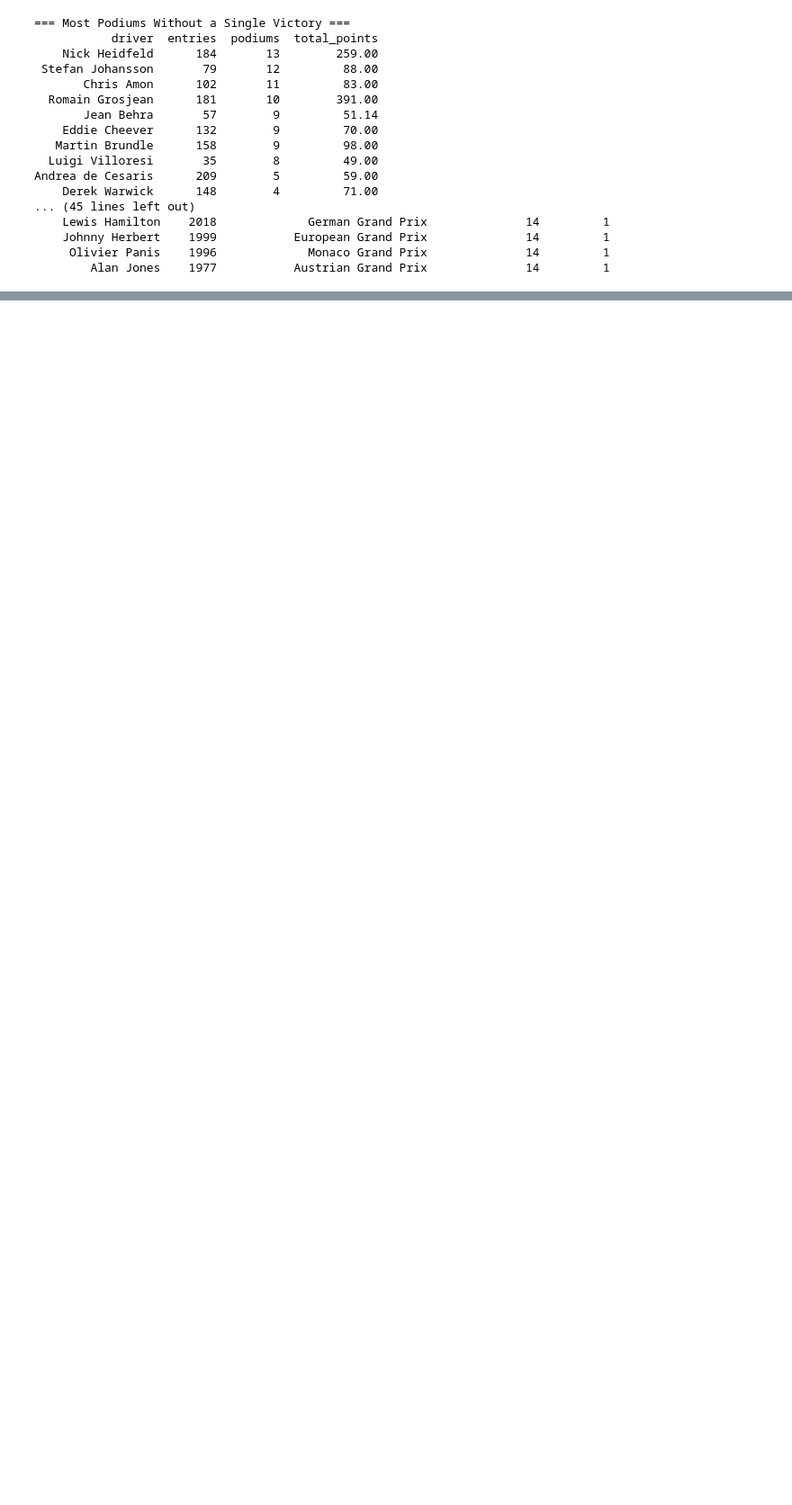
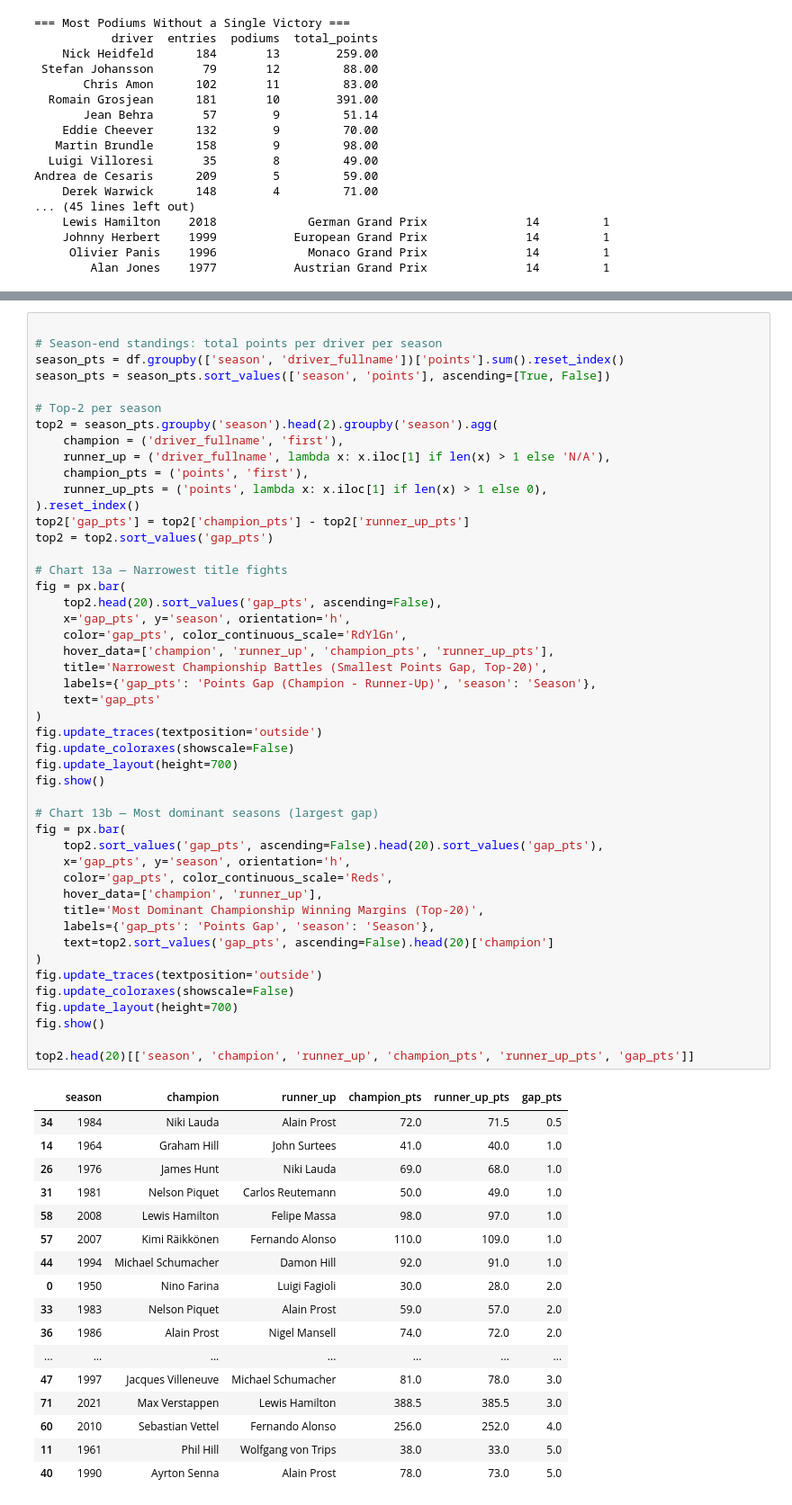
Before and after one commit to MamadouLamineDiamban/f1_data_engine, a Jupyter notebook: notebooks/f1_statistical_analysis.ipynb, the cells around one changed output, grey strips where cells are left out. Shown at 90% size. Saved outputs shown, nothing was run; the diff lists cells and outputs as text; blank space fills up the shorter version.

```diff
--- a/notebooks/f1_statistical_analysis.ipynb
+++ b/notebooks/f1_statistical_analysis.ipynb
@@ -845,0 +1012,65 @@ Andrea de Cesaris      209        5         59.00
+# %%
+
+# Season-end standings: total points per driver per season
+season_pts = df.groupby(['season', 'driver_fullname'])['points'].sum().reset_index()
+season_pts = season_pts.sort_values(['season', 'points'], ascending=[True, False])
+
+# Top-2 per season
+top2 = season_pts.groupby('season').head(2).groupby('season').agg(
+    champion = ('driver_fullname', 'first'),
+    runner_up = ('driver_fullname', lambda x: x.iloc[1] if len(x) > 1 else 'N/A'),
+    champion_pts = ('points', 'first'),
+    runner_up_pts = ('points', lambda x: x.iloc[1] if len(x) > 1 else 0),
+).reset_index()
+top2['gap_pts'] = top2['champion_pts'] - top2['runner_up_pts']
+top2 = top2.sort_values('gap_pts')
+
+# Chart 13a — Narrowest title fights
+fig = px.bar(
+    top2.head(20).sort_values('gap_pts', ascending=False),
+    x='gap_pts', y='season', orientation='h',
+    color='gap_pts', color_continuous_scale='RdYlGn',
+    hover_data=['champion', 'runner_up', 'champion_pts', 'runner_up_pts'],
+    title='Narrowest Championship Battles (Smallest Points Gap, Top-20)',
+    labels={'gap_pts': 'Points Gap (Champion - Runner-Up)', 'season': 'Season'},
+    text='gap_pts'
+)
+fig.update_traces(textposition='outside')
+fig.update_coloraxes(showscale=False)
+fig.update_layout(height=700)
+fig.show()
+
+# Chart 13b — Most dominant seasons (largest gap)
+fig = px.bar(
+    top2.sort_values('gap_pts', ascending=False).head(20).sort_values('gap_pts'),
+    x='gap_pts', y='season', orientation='h',
+    color='gap_pts', color_continuous_scale='Reds',
+    hover_data=['champion', 'runner_up'],
+    title='Most Dominant Championship Winning Margins (Top-20)',
+    labels={'gap_pts': 'Points Gap', 'season': 'Season'},
+    text=top2.sort_values('gap_pts', ascending=False).head(20)['champion']
+)
+fig.update_traces(textposition='outside')
+fig.update_coloraxes(showscale=False)
+fig.update_layout(height=700)
+fig.show()
+
+top2.head(20)[['season', 'champion', 'runner_up', 'champion_pts', 'runner_up_pts', 'gap_pts']]
+# %% [output]
+|  | season | champion | runner_up | champion_pts | runner_up_pts | gap_pts |
+| 34 | 1984 | Niki Lauda | Alain Prost | 72.0 | 71.5 | 0.5 |
+| 14 | 1964 | Graham Hill | John Surtees | 41.0 | 40.0 | 1.0 |
+| 26 | 1976 | James Hunt | Niki Lauda | 69.0 | 68.0 | 1.0 |
+| 31 | 1981 | Nelson Piquet | Carlos Reutemann | 50.0 | 49.0 | 1.0 |
+| 58 | 2008 | Lewis Hamilton | Felipe Massa | 98.0 | 97.0 | 1.0 |
+| 57 | 2007 | Kimi Räikkönen | Fernando Alonso | 110.0 | 109.0 | 1.0 |
+| 44 | 1994 | Michael Schumacher | Damon Hill | 92.0 | 91.0 | 1.0 |
+| 0 | 1950 | Nino Farina | Luigi Fagioli | 30.0 | 28.0 | 2.0 |
+| 33 | 1983 | Nelson Piquet | Alain Prost | 59.0 | 57.0 | 2.0 |
+| 36 | 1986 | Alain Prost | Nigel Mansell | 74.0 | 72.0 | 2.0 |
+| ... | ... | ... | ... | ... | ... | ... |
+| 47 | 1997 | Jacques Villeneuve | Michael Schumacher | 81.0 | 78.0 | 3.0 |
+| 71 | 2021 | Max Verstappen | Lewis Hamilton | 388.5 | 385.5 | 3.0 |
+| 60 | 2010 | Sebastian Vettel | Fernando Alonso | 256.0 | 252.0 | 4.0 |
+| 11 | 1961 | Phil Hill | Wolfgang von Trips | 38.0 | 33.0 | 5.0 |
+| 40 | 1990 | Ayrton Senna | Alain Prost | 78.0 | 73.0 | 5.0 |
```
Also changed, not shown: parts of 9 cells of this notebook, 1 other file.
